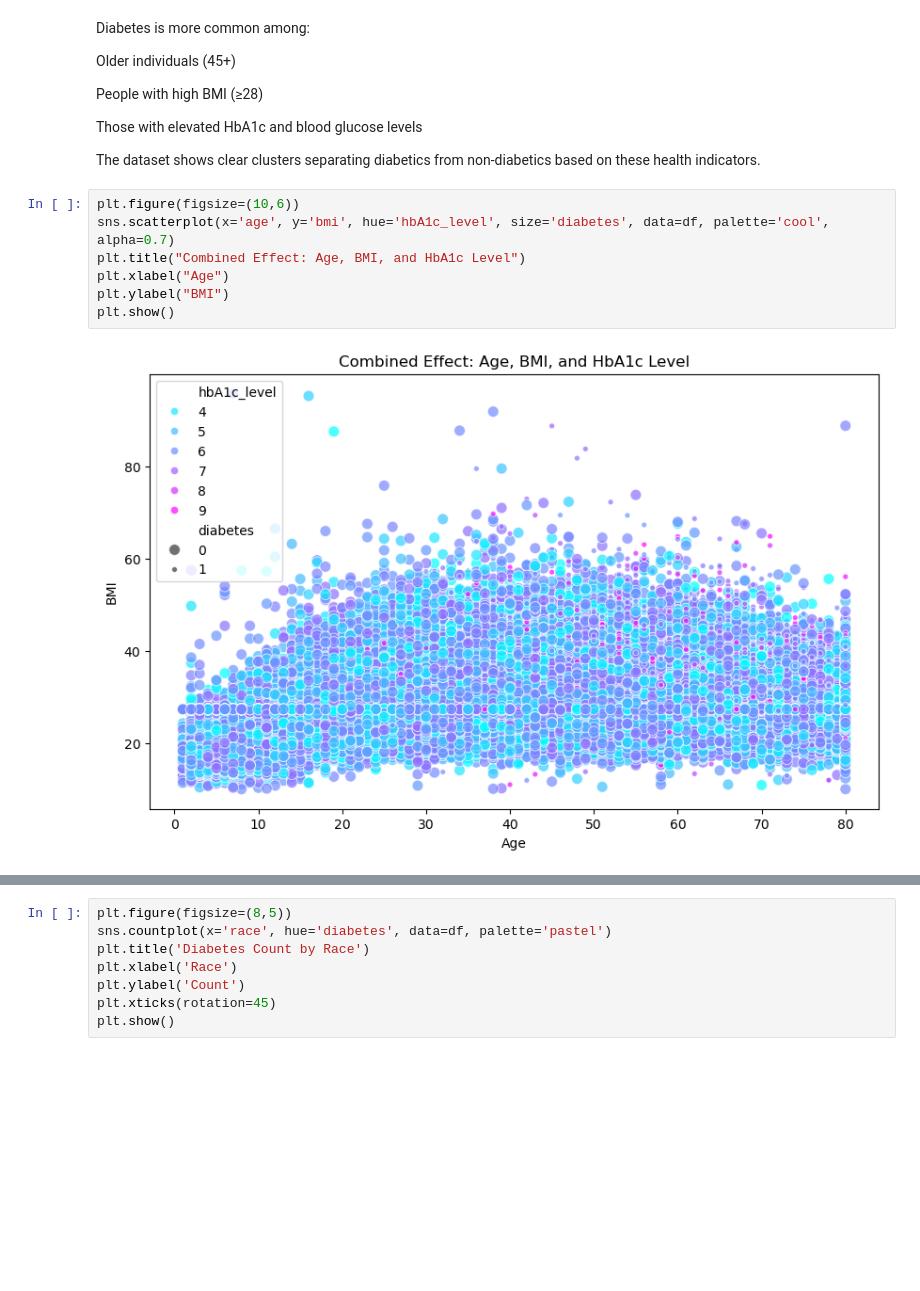
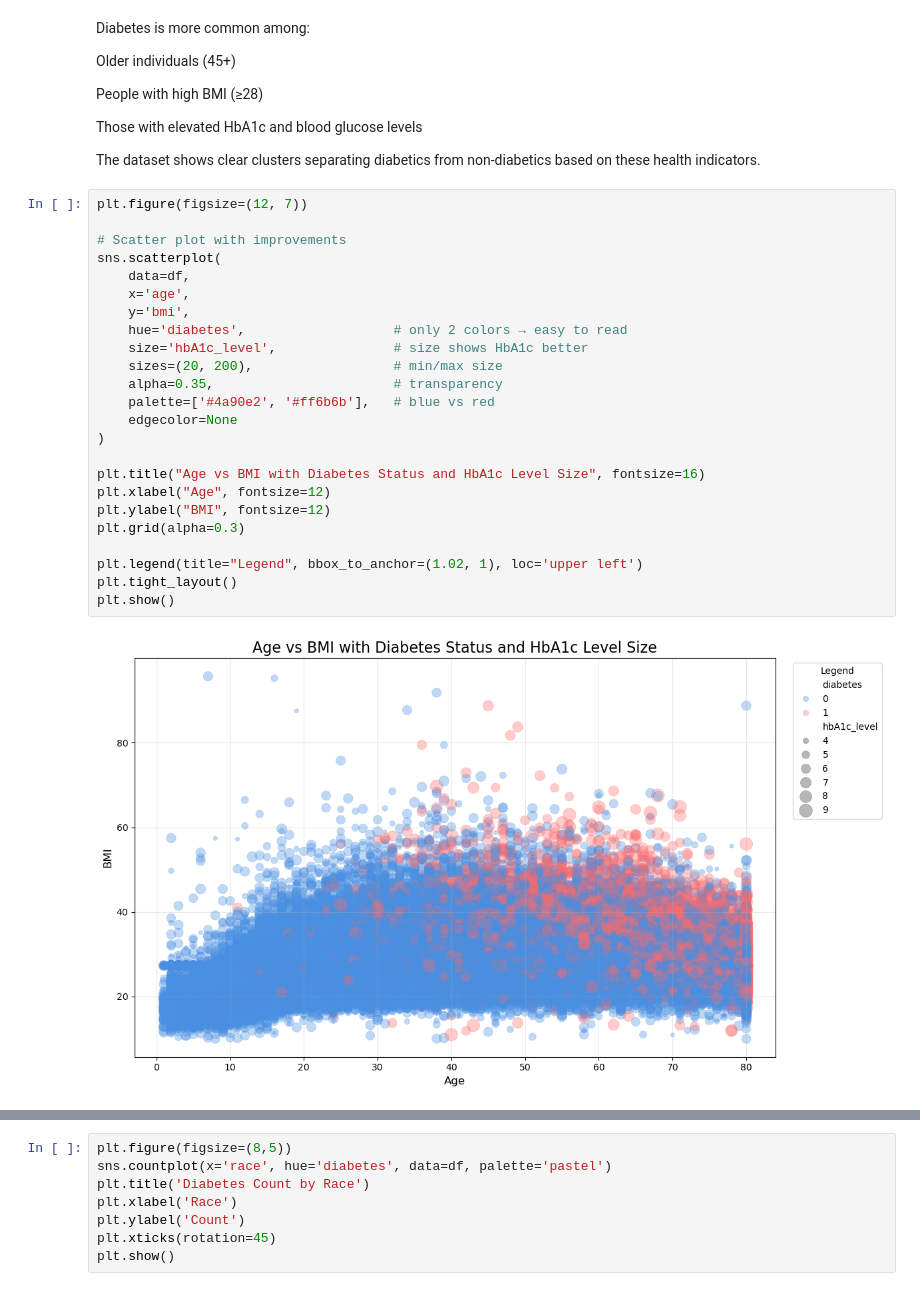
Before and after one commit to AlbinRejiar7/Diabetes-Data-Analysis-Project, a Jupyter notebook: DA_Final_Project.ipynb, the cells around one changed output, grey strips where cells are left out. Drawn from its saved outputs; the diff is of its cells as text; blank space fills up the shorter version.

```diff
--- a/DA_Final_Project.ipynb
+++ b/DA_Final_Project.ipynb
@@ -1238,14 +1267,31 @@ Those with elevated HbA1c and blood glucose levels
 
 The dataset shows clear clusters separating diabetics from non-diabetics based on these health indicators.
 # %%
-plt.figure(figsize=(10,6))
-sns.scatterplot(x='age', y='bmi', hue='hbA1c_level', size='diabetes', data=df, palette='cool', alpha=0.7)
-plt.title("Combined Effect: Age, BMI, and HbA1c Level")
-plt.xlabel("Age")
-plt.ylabel("BMI")
+plt.figure(figsize=(12, 7))
+
+# Scatter plot with improvements
+sns.scatterplot(
+    data=df,
+    x='age',
+    y='bmi',
+    hue='diabetes',                   # only 2 colors → easy to read
+    size='hbA1c_level',               # size shows HbA1c better
+    sizes=(20, 200),                  # min/max size
+    alpha=0.35,                       # transparency
+    palette=['#4a90e2', '#ff6b6b'],   # blue vs red
+    edgecolor=None
+)
+
+plt.title("Age vs BMI with Diabetes Status and HbA1c Level Size", fontsize=16)
+plt.xlabel("Age", fontsize=12)
+plt.ylabel("BMI", fontsize=12)
+plt.grid(alpha=0.3)
+
+plt.legend(title="Legend", bbox_to_anchor=(1.02, 1), loc='upper left')
+plt.tight_layout()
 plt.show()
 # %% [output]
-[figure, old version]
+[figure, new version]
 # %% [markdown]
 Adults between 30–60 tend to have the highest BMI, which is also the most diabetes-prone age group.
 
```
Also changed, not shown: parts of 7 cells of this notebook.
